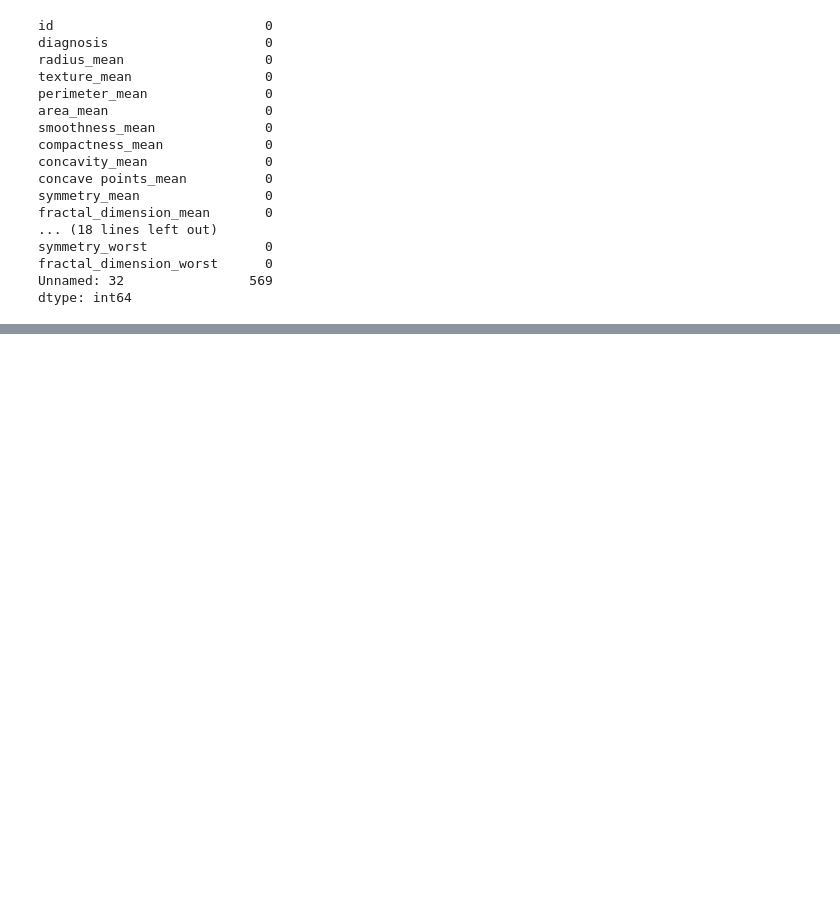
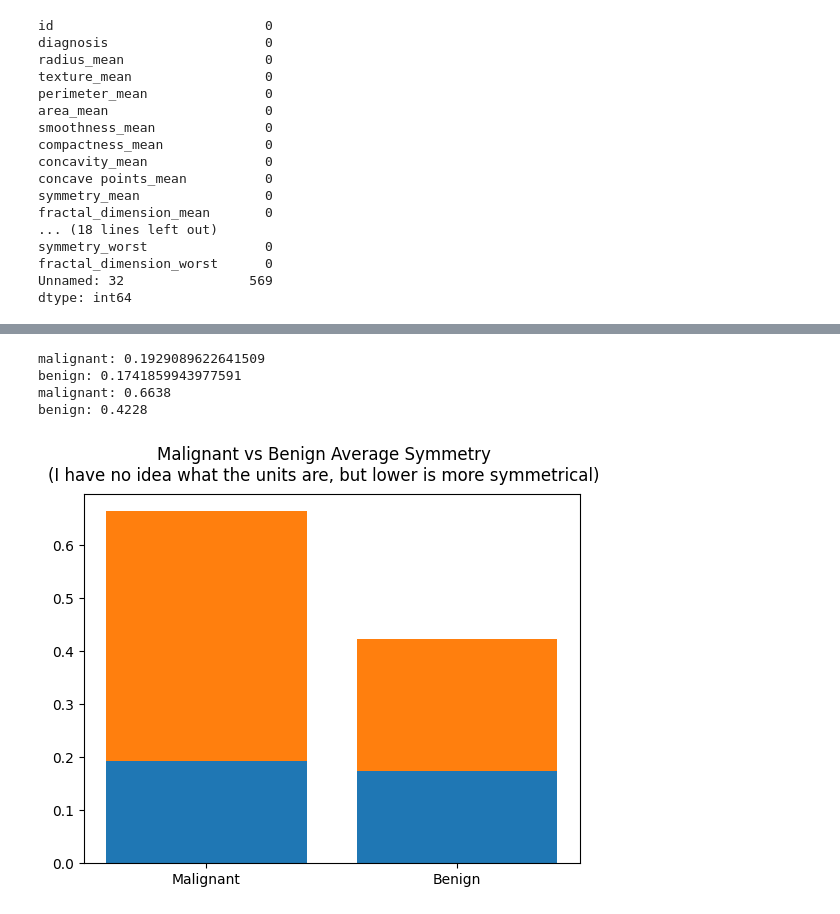
Before and after one commit to build-summer-2025/async-final-project-teal-nicholas, a Jupyter notebook: final_project_example.ipynb, the cells around one changed output, grey strips where cells are left out. Cells and saved outputs as stored; diff of their text form; code cells hidden in the pictures; blank space fills up the shorter version.

```diff
--- a/final_project_example.ipynb
+++ b/final_project_example.ipynb
@@ -115,0 +144,25 @@ benign: 12.146523809523808 um
+# %%
+# q3
+m_mean_symmetry = malignant['symmetry_mean'].mean()
+b_mean_symmetry = benign['symmetry_mean'].mean()
+print(f'malignant: {m_mean_symmetry}')
+print(f'benign: {b_mean_symmetry}')
+
+m_worst_symmetry = malignant['symmetry_worst'].max()
+b_worst_symmetry = benign['symmetry_worst'].max()
+print(f'malignant: {m_worst_symmetry}')
+print(f'benign: {b_worst_symmetry}')
+
+plt.bar(x = ['Malignant', 'Benign'],
+        height = [m_mean_symmetry, b_mean_symmetry])
+plt.bar(height = [m_worst_symmetry - m_mean_symmetry, b_worst_symmetry - b_mean_symmetry],
+        bottom = [m_mean_symmetry, b_mean_symmetry],
+        x = ['Malignant', 'Benign'])
+plt.suptitle('Malignant vs Benign Average Symmetry\n(I have no idea what the units are, but lower is more symmetrical)')
+plt.show()
+# %% [output]
+malignant: 0.1929089622641509
+benign: 0.1741859943977591
+malignant: 0.6638
+benign: 0.4228
+[figure, added]
```
Also changed, not shown: parts of 16 cells of this notebook, 12 other files.
